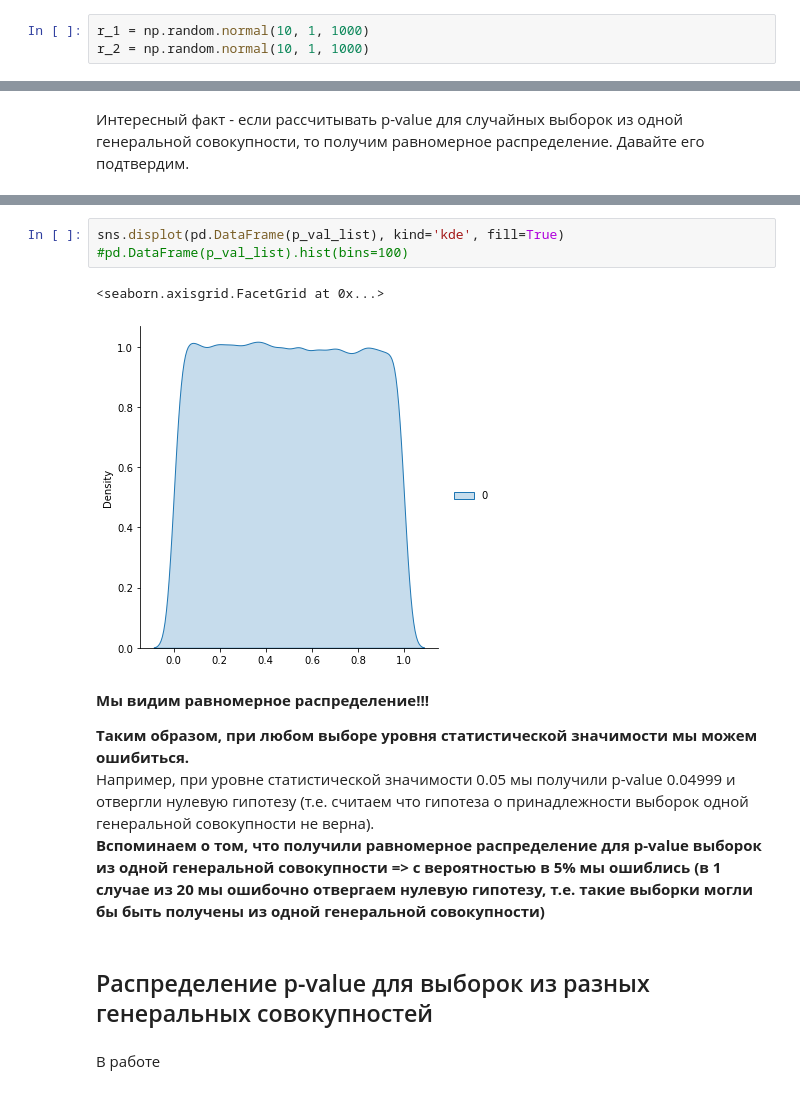
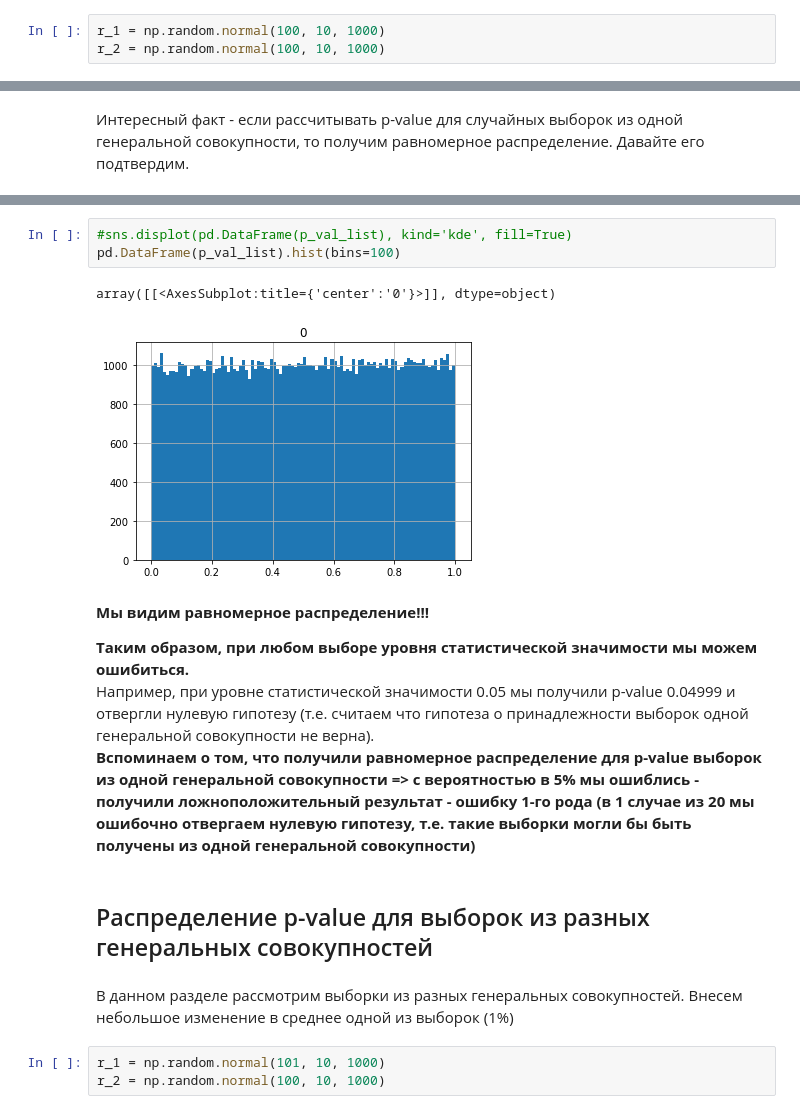
Before and after one commit to panomsk/AB_test_experiments, a Jupyter notebook: AB_test_experiments.ipynb, the cells around one changed output, grey strips where cells are left out. Drawn from its saved outputs; the diff is of its cells as text.

Commit message:
add 1 chapter and list of sources

```diff
--- a/AB_test_experiments.ipynb
+++ b/AB_test_experiments.ipynb
@@ -14,8 +30,8 @@ import seaborn as sns
 # %% [markdown]
 Сгенерируем две выборки с нормальным распределением с одинаковыми параметрами (среднее 10, стандартное отклонение 1, размер выборки 1000), т.е. выборки принадлежат одной генеральной совокупности
 # %%
-r_1 = np.random.normal(10, 1, 1000)
-r_2 = np.random.normal(10, 1, 1000)
+r_1 = np.random.normal(100, 10, 1000)
+r_2 = np.random.normal(100, 10, 1000)
 # %% [markdown]
 Построим гистограммы полученных распределений
 # %%
@@ -51,16 +67,19 @@ Wall time: 1min 15s
 # %%
-sns.displot(pd.DataFrame(p_val_list), kind='kde', fill=True)
-#pd.DataFrame(p_val_list).hist(bins=100)
+#sns.displot(pd.DataFrame(p_val_list), kind='kde', fill=True)
+pd.DataFrame(p_val_list).hist(bins=100)
 # %% [output]
-<seaborn.axisgrid.FacetGrid at 0x...>
+array([[<AxesSubplot:title={'center':'0'}>]], dtype=object)
-[figure, old version]
+[figure, new version]
 # %% [markdown]
 **Мы видим равномерное распределение!!!**
 
 **Таким образом, при любом выборе уровня статистической значимости мы можем ошибиться.**
 Например, при уровне статистической значимости 0.05 мы получили p-value 0.04999 и отвергли нулевую гипотезу (т.е. считаем что гипотеза о принадлежности выборок одной генеральной совокупности не верна).
-**Вспоминаем о том, что получили равномерное распределение для p-value выборок из одной генеральной совокупности => с вероятностью в 5% мы ошиблись (в 1 случае из 20 мы ошибочно отвергаем нулевую гипотезу, т.е. такие выборки могли бы быть получены из одной генеральной совокупности)**
+**Вспоминаем о том, что получили равномерное распределение для p-value выборок из одной генеральной совокупности => с вероятностью в 5% мы ошиблись - получили ложноположительный результат - ошибку 1-го рода (в 1 случае из 20 мы ошибочно отвергаем нулевую гипотезу, т.е. такие выборки могли бы быть получены из одной генеральной совокупности)**
 # %% [markdown]
 ## Распределение p-value для выборок из разных генеральных совокупностей
-# %% [markdown]
-В работе
+# %% [markdown]
+В данном разделе рассмотрим выборки из разных генеральных совокупностей. Внесем небольшое изменение в среднее одной из выборок (1%)
+# %%
+r_1 = np.random.normal(101, 10, 1000)
+r_2 = np.random.normal(100, 10, 1000)
```
Also changed, not shown: parts of 23 cells of this notebook.
